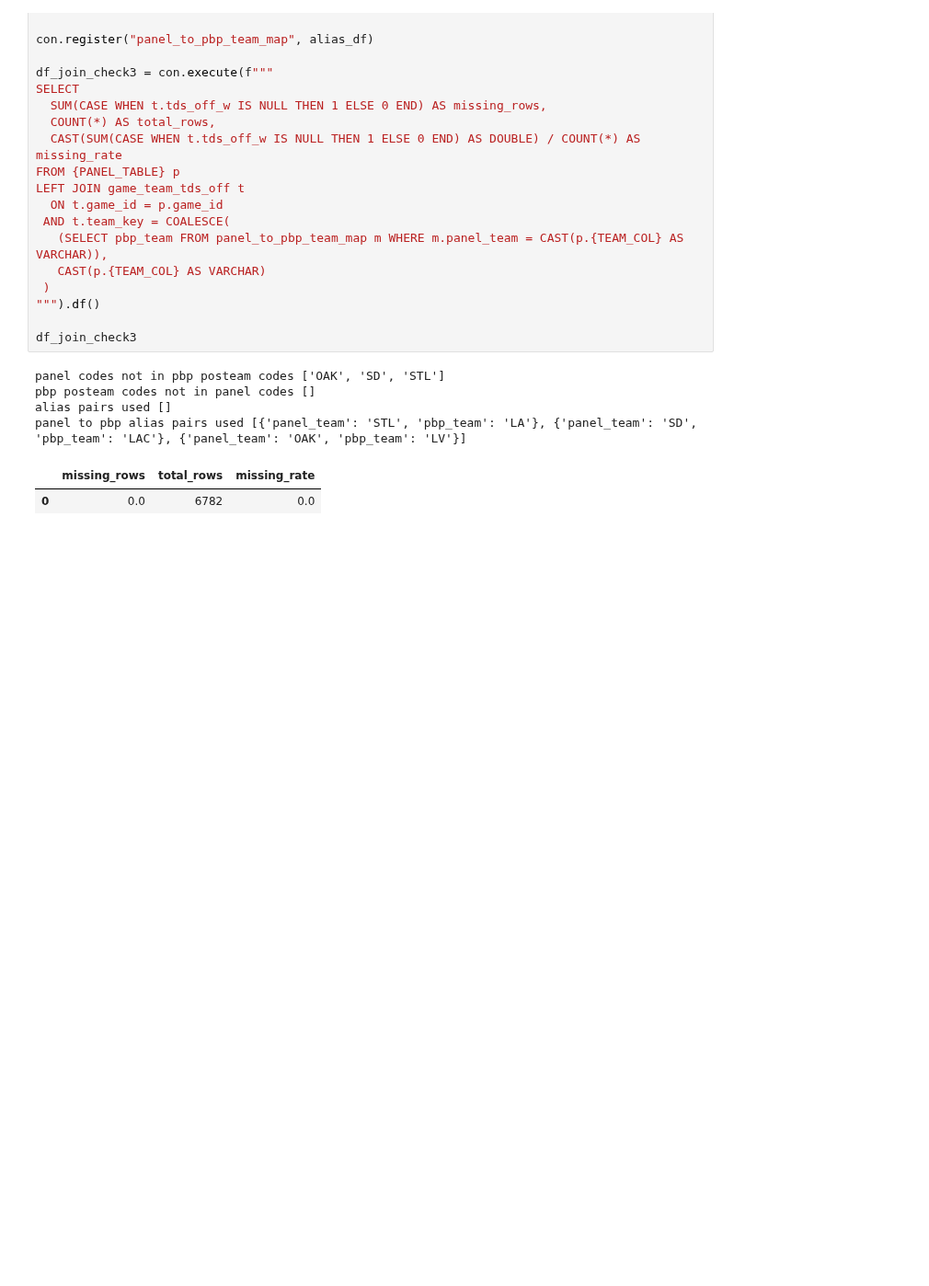
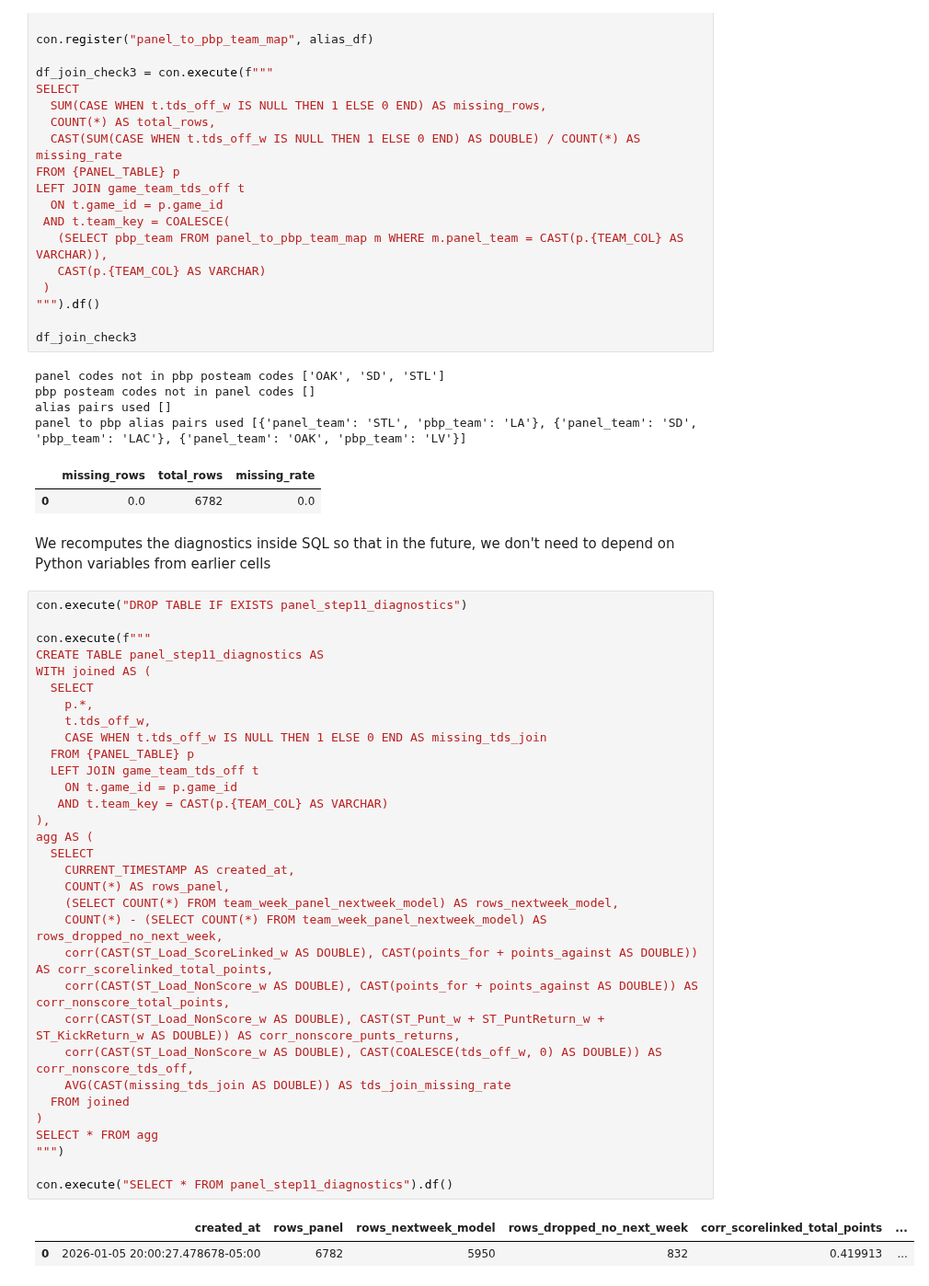
Before and after one commit to SiddharthKorukonda/2025-26-NFLPA-Data-Analytics-Case-Competition, a Jupyter notebook: notebooks/11_sanity_check_panel.ipynb, the cells around one changed output. Shown at 92% size. Cells and saved outputs as stored; diff of their text form; blank space fills up the shorter version.

Commit message:
feat: make diagnostics table self contained with sql correlations and touchdown join missing rate

```diff
--- a/notebooks/11_sanity_check_panel.ipynb
+++ b/notebooks/11_sanity_check_panel.ipynb
@@ -1009,3 +1009,40 @@ alias pairs used []
 panel to pbp alias pairs used [{'panel_team': 'STL', 'pbp_team': 'LA'}, {'panel_team': 'SD', 'pbp_team': 'LAC'}, {'panel_team': 'OAK', 'pbp_team': 'LV'}]
 |  | missing_rows | total_rows | missing_rate |
 | 0 | 0.0 | 6782 | 0.0 |
+# %% [markdown]
+We recomputes the diagnostics inside SQL so that in the future, we don't need to depend on Python variables from earlier cells
+# %%
+con.execute("DROP TABLE IF EXISTS panel_step11_diagnostics")
+
+con.execute(f"""
+CREATE TABLE panel_step11_diagnostics AS
+WITH joined AS (
+  SELECT
+    p.*,
+    t.tds_off_w,
+    CASE WHEN t.tds_off_w IS NULL THEN 1 ELSE 0 END AS missing_tds_join
+  FROM {PANEL_TABLE} p
+  LEFT JOIN game_team_tds_off t
+    ON t.game_id = p.game_id
+   AND t.team_key = CAST(p.{TEAM_COL} AS VARCHAR)
+),
+agg AS (
+  SELECT
+    CURRENT_TIMESTAMP AS created_at,
+    COUNT(*) AS rows_panel,
+    (SELECT COUNT(*) FROM team_week_panel_nextweek_model) AS rows_nextweek_model,
+    COUNT(*) - (SELECT COUNT(*) FROM team_week_panel_nextweek_model) AS rows_dropped_no_next_week,
+    corr(CAST(ST_Load_ScoreLinked_w AS DOUBLE), CAST(points_for + points_against AS DOUBLE)) AS corr_scorelinked_total_points,
+    corr(CAST(ST_Load_NonScore_w AS DOUBLE), CAST(points_for + points_against AS DOUBLE)) AS corr_nonscore_total_points,
+    corr(CAST(ST_Load_NonScore_w AS DOUBLE), CAST(ST_Punt_w + ST_PuntReturn_w + ST_KickReturn_w AS DOUBLE)) AS corr_nonscore_punts_returns,
+    corr(CAST(ST_Load_NonScore_w AS DOUBLE), CAST(COALESCE(tds_off_w, 0) AS DOUBLE)) AS corr_nonscore_tds_off,
+    AVG(CAST(missing_tds_join AS DOUBLE)) AS tds_join_missing_rate
+  FROM joined
+)
+SELECT * FROM agg
+""")
+
+con.execute("SELECT * FROM panel_step11_diagnostics").df()
+# %% [output]
+|  | created_at | rows_panel | rows_nextweek_model | rows_dropped_no_next_week | corr_scorelinked_total_points | ... |
+| 0 | 2026-01-05 20:00:27.478678-05:00 | 6782 | 5950 | 832 | 0.419913 | ... |
```
Also changed, not shown: parts of 1 cell of this notebook.
